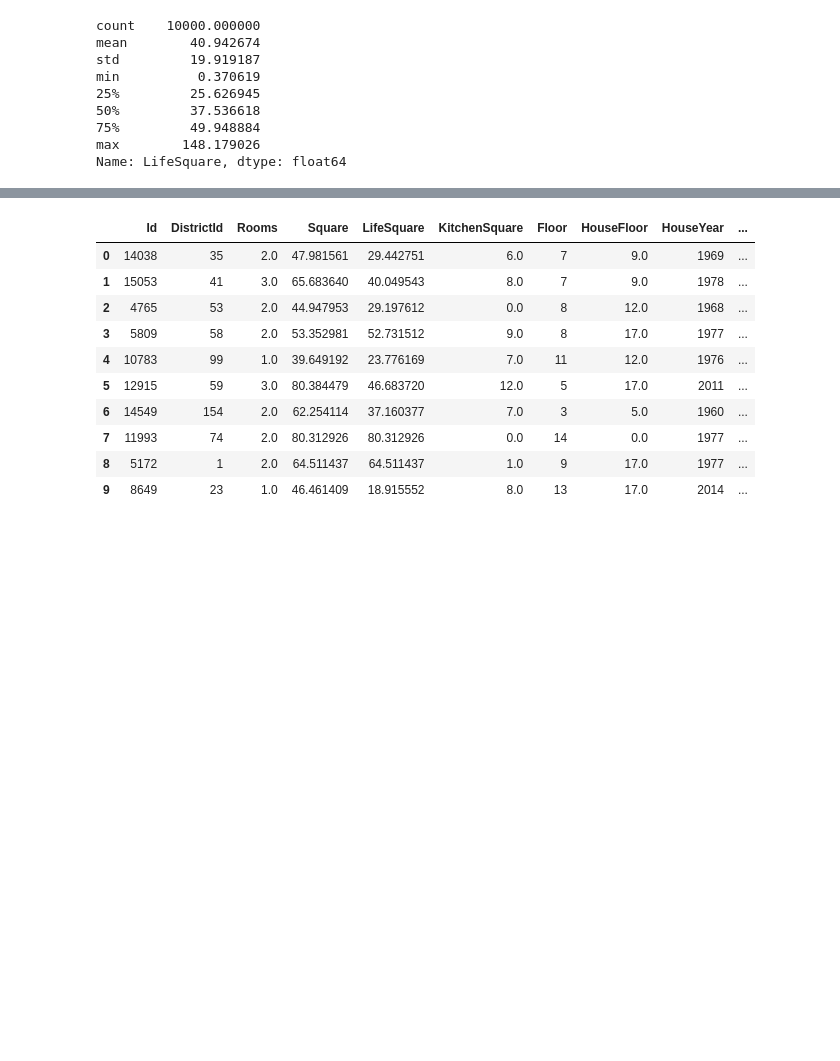
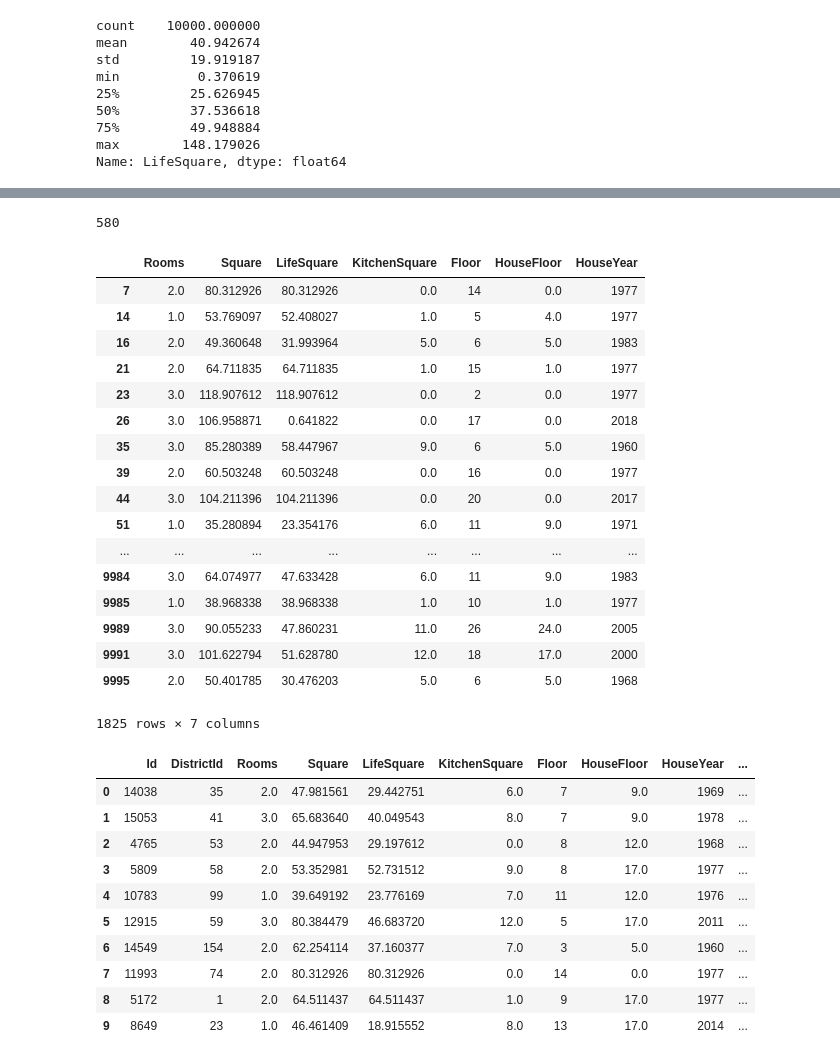
Before and after one commit to zirfuz/python_data_science, a Jupyter notebook: kurs2.ipynb, the cells around one changed output, grey strips where cells are left out. Drawn from its saved outputs; the diff is of its cells as text; code cells hidden in the pictures; blank space fills up the shorter version.

```diff
--- a/kurs2.ipynb
+++ b/kurs2.ipynb
@@ -396,0 +454,4 @@ Name: LifeSquare, dtype: float64
+# %%
+len(data[(data['HouseYear'] == 1977) & (data['HouseFloor'] <= 1)])
+# %% [output]
+580
@@ -397,3 +482,25 @@ Name: LifeSquare, dtype: float64
+# %%
+data.loc[data['Floor'] > data['HouseFloor'],
+     ['Rooms', 'Square', 'LifeSquare', 'KitchenSquare', 'Floor', 'HouseFloor', 'HouseYear']]
+# %% [output]
+|  | Rooms | Square | LifeSquare | KitchenSquare | Floor | HouseFloor | HouseYear |
+| 7 | 2.0 | 80.312926 | 80.312926 | 0.0 | 14 | 0.0 | 1977 |
+| 14 | 1.0 | 53.769097 | 52.408027 | 1.0 | 5 | 4.0 | 1977 |
+| 16 | 2.0 | 49.360648 | 31.993964 | 5.0 | 6 | 5.0 | 1983 |
+| 21 | 2.0 | 64.711835 | 64.711835 | 1.0 | 15 | 1.0 | 1977 |
+| 23 | 3.0 | 118.907612 | 118.907612 | 0.0 | 2 | 0.0 | 1977 |
+| 26 | 3.0 | 106.958871 | 0.641822 | 0.0 | 17 | 0.0 | 2018 |
+| 35 | 3.0 | 85.280389 | 58.447967 | 9.0 | 6 | 5.0 | 1960 |
+| 39 | 2.0 | 60.503248 | 60.503248 | 0.0 | 16 | 0.0 | 1977 |
+| 44 | 3.0 | 104.211396 | 104.211396 | 0.0 | 20 | 0.0 | 2017 |
+| 51 | 1.0 | 35.280894 | 23.354176 | 6.0 | 11 | 9.0 | 1971 |
+| ... | ... | ... | ... | ... | ... | ... | ... |
+| 9984 | 3.0 | 64.074977 | 47.633428 | 6.0 | 11 | 9.0 | 1983 |
+| 9985 | 1.0 | 38.968338 | 38.968338 | 1.0 | 10 | 1.0 | 1977 |
+| 9989 | 3.0 | 90.055233 | 47.860231 | 11.0 | 26 | 24.0 | 2005 |
+| 9991 | 3.0 | 101.622794 | 51.628780 | 12.0 | 18 | 17.0 | 2000 |
+| 9995 | 2.0 | 50.401785 | 30.476203 | 5.0 | 6 | 5.0 | 1968 |
+1825 rows × 7 columns
 # %%
 def add_mean_column(feat):
     global data
```
Also changed, not shown: parts of 19 cells of this notebook.
